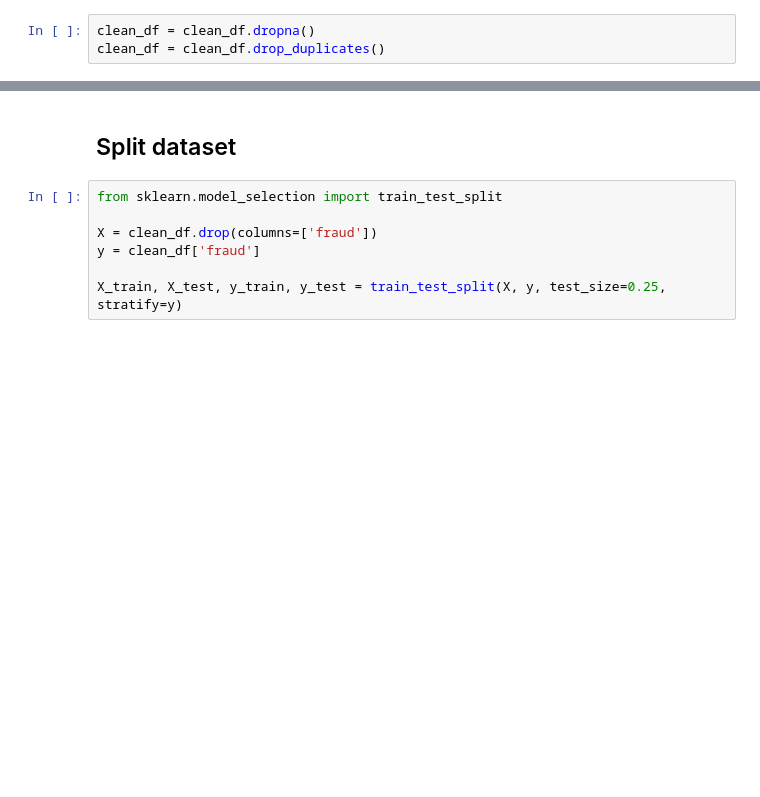
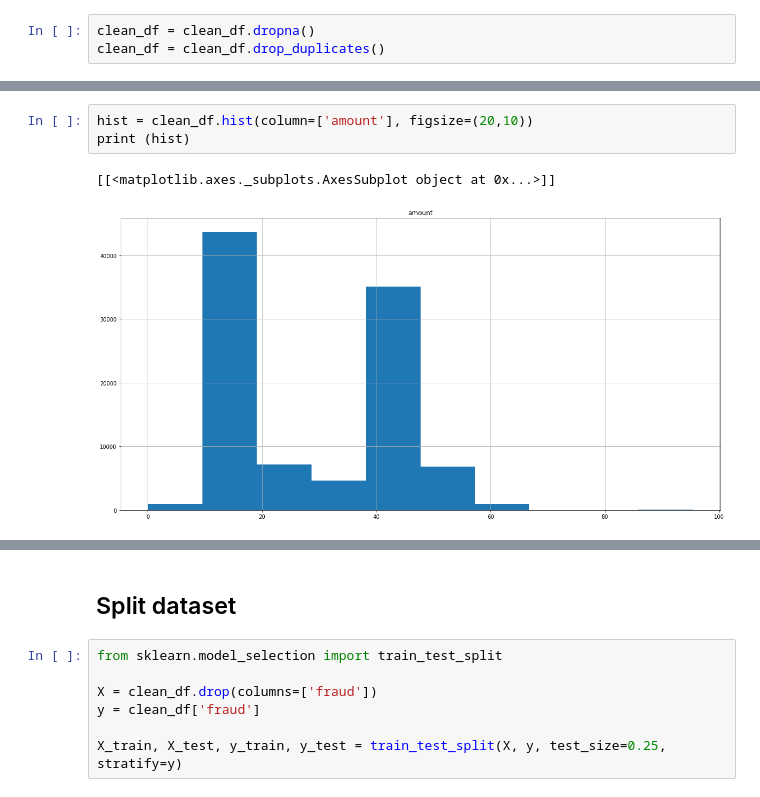
Before and after one commit to deborrrrrah/DSDM_Projects, a Jupyter notebook: Fraud Detection.ipynb, the cells around one changed output, grey strips where cells are left out. Cells and saved outputs as stored; diff of their text form; blank space fills up the shorter version.

Commit message:
Add remove outlier for amount

```diff
--- a/Fraud Detection.ipynb
+++ b/Fraud Detection.ipynb
@@ -48,0 +97,6 @@ clean_df.shape
+# %%
+hist = clean_df.hist(column=['amount'], figsize=(20,10))
+print (hist)
+# %% [output]
+[[<matplotlib.axes._subplots.AxesSubplot object at 0x...>]]
+[figure, added]
```
Also changed, not shown: parts of 19 cells of this notebook.
